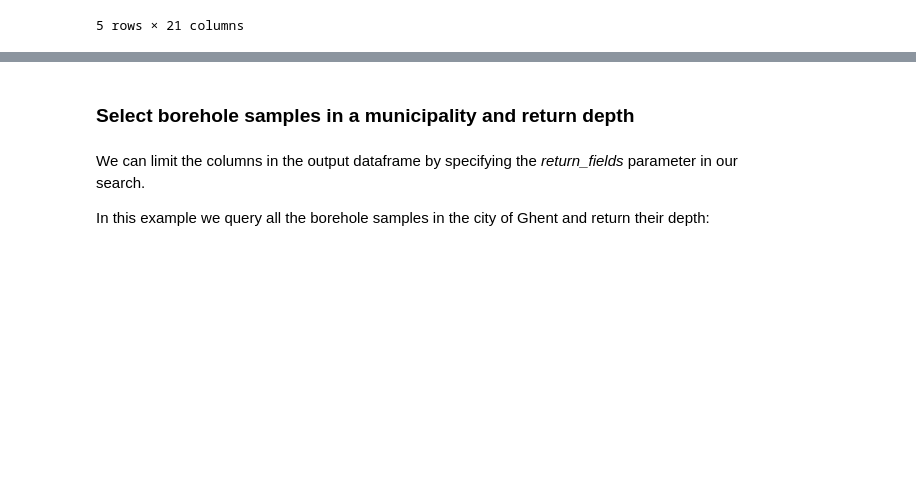
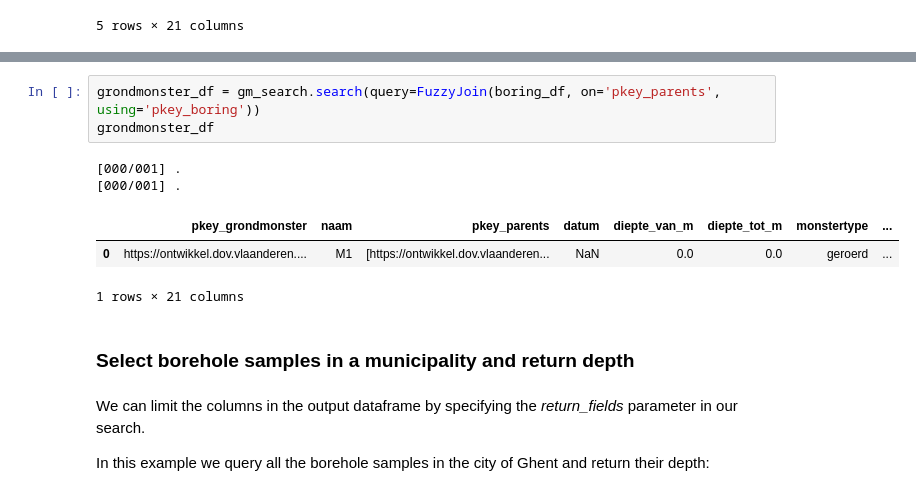
Before and after one commit to DOV-Vlaanderen/pydov, a Jupyter notebook: docs/notebooks/search_grondmonsters.ipynb, the cells around one changed output, grey strips where cells are left out. Cells and saved outputs as stored; diff of their text form; blank space fills up the shorter version.

```diff
--- a/docs/notebooks/search_grondmonsters.ipynb
+++ b/docs/notebooks/search_grondmonsters.ipynb
@@ -188,3 +254,12 @@ df.head()
+# %%
+grondmonster_df = gm_search.search(query=FuzzyJoin(boring_df, on='pkey_parents', using='pkey_boring'))
+grondmonster_df
+# %% [output]
+[000/001] .
+[000/001] .
+|  | pkey_grondmonster | naam | pkey_parents | datum | diepte_van_m | diepte_tot_m | monstertype | ... |
+| 0 | https://ontwikkel.dov.vlaanderen.... | M1 | [https://ontwikkel.dov.vlaanderen... | NaN | 0.0 | 0.0 | geroerd | ... |
+1 rows × 21 columns
 # %% [markdown]
 ### Select borehole samples in a municipality and return depth
 # %% [markdown]
```
Also changed, not shown: parts of 5 cells of this notebook.
